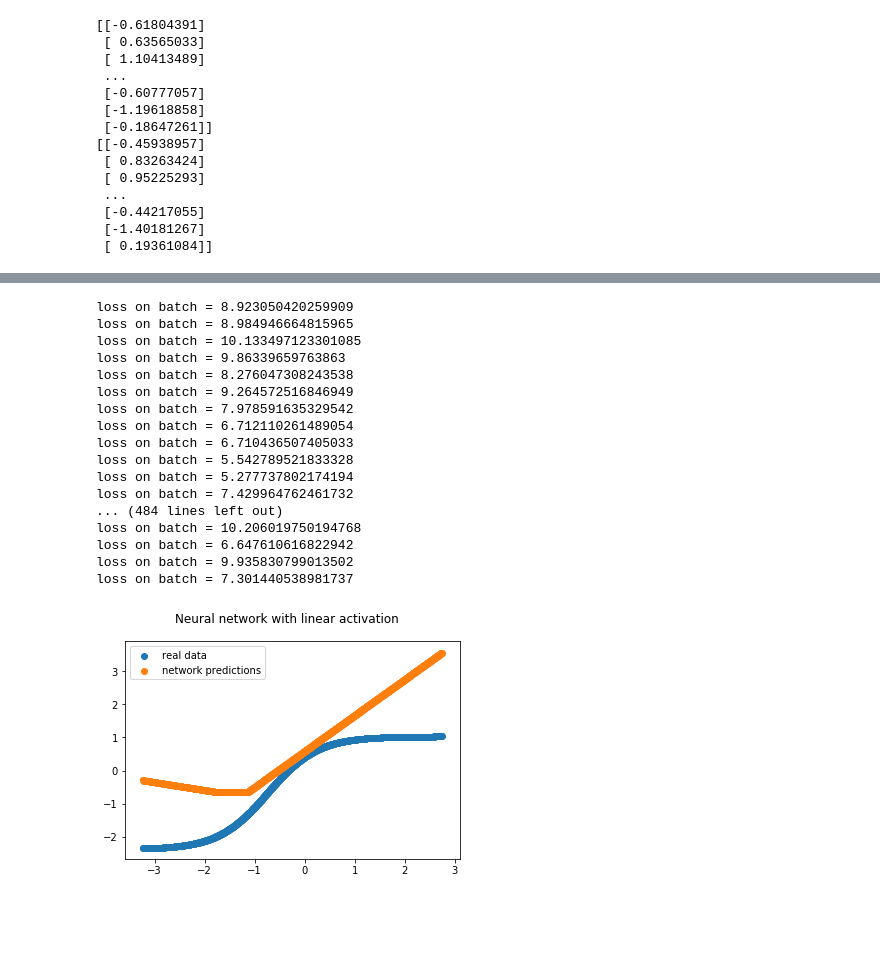
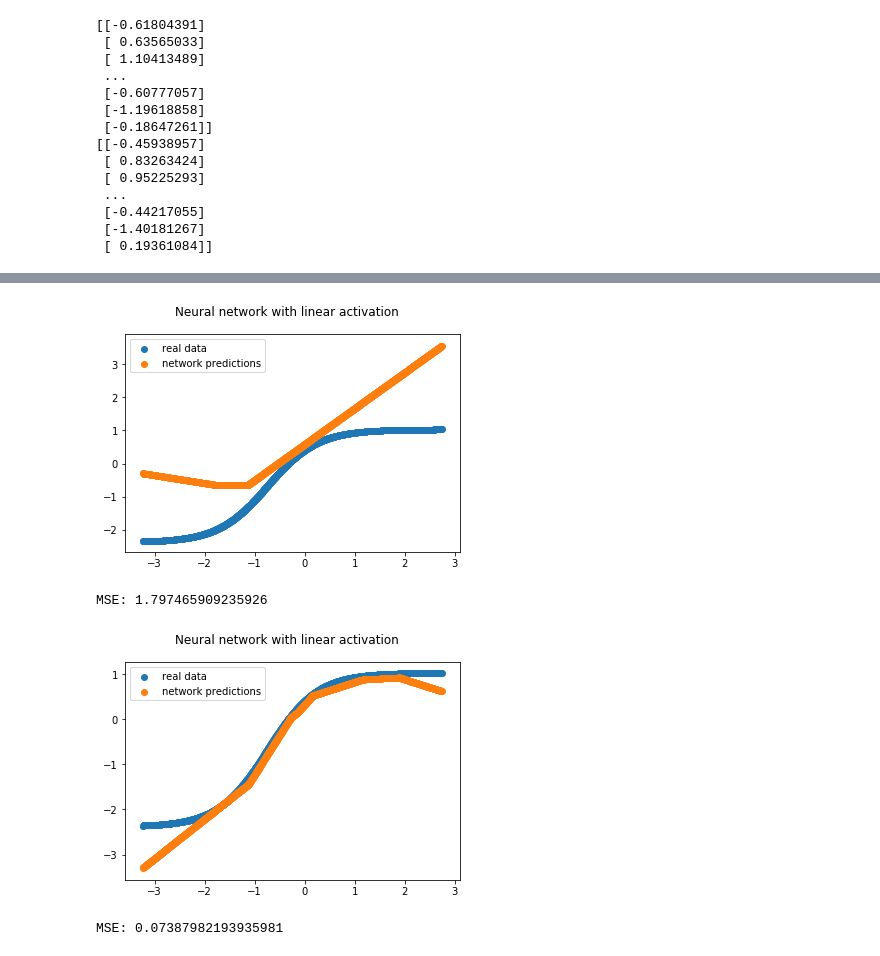
Before and after one commit to pysiakk/WUTDL2021, a Jupyter notebook: project_1/test.ipynb, the cells around one changed output, grey strips where cells are left out. Cells and saved outputs as stored; diff of their text form; code cells hidden in the pictures; blank space fills up the shorter version.

```diff
--- a/project_1/test.ipynb
+++ b/project_1/test.ipynb
@@ -60,6 +60,8 @@ class NeuralNetwork:
     def get_loss_function(name):
         if name == 'mse':
             return lambda x_pred, x: np.linalg.norm(x_pred - x)
+        elif name == 'mae':
+            return lambda x_pred, x: np.sum(np.abs(x_pred - x))
         elif name == 'crossentropy':
             return lambda x_pred, x: -np.sum(x*np.log(x_pred))
 
@@ -68,6 +70,8 @@ class NeuralNetwork:
         # currently unused
         if name == 'mse':
             return lambda x_pred, x: (x_pred - x)
+        if name == 'mae':
+            return lambda x_pred, x: np.sign(x_pred - x)
         elif name == 'crossentropy':
             return lambda x_pred, x: x*(-1/x_pred)
 
@@ -100,7 +104,7 @@ class NeuralNetwork:
         self.loss_derivative = NeuralNetwork.get_loss_derivative(loss_function)
         self.bias_exists = bias_exists
         self.seed = seed
-        sefl.verbose = verbose
+        self.verbose = verbose
 
     def add_layer(self, layer_width):
         ###
@@ -441,5 +441,5 @@ MSE: 0.007979045500215633
 # %%
-nn = NeuralNetwork(1, 1, activation_function="relu", seed=123)
+nn = NeuralNetwork(1, 1, activation_function="relu", seed=123, verbose=False)
 
 # Multiple layers
 nn.add_layer(2)
@@ -457,23 +457,33 @@ plt.scatter(X_test.flatten(), pred.flatten(), label='network predictions')
 plt.legend()
 plt.suptitle('Neural network with linear activation')
 plt.show()
+
+print("MSE: " + str(np.mean((pred - y_test)**2)))
 # %% [output]
+[figure]
-loss on batch = 8.923050420259909
-loss on batch = 8.984946664815965
-loss on batch = 10.133497123301085
-loss on batch = 9.86339659763863
-loss on batch = 8.276047308243538
-loss on batch = 9.264572516846949
-loss on batch = 7.978591635329542
-loss on batch = 6.712110261489054
-loss on batch = 6.710436507405033
-loss on batch = 5.542789521833328
-loss on batch = 5.277737802174194
-loss on batch = 7.429964762461732
-... (484 lines left out)
-loss on batch = 10.206019750194768
-loss on batch = 6.647610616822942
-loss on batch = 9.935830799013502
-loss on batch = 7.301440538981737
+MSE: 1.797465909235926
-[figure]
+# %%
+nn = NeuralNetwork(1, 1, activation_function="relu", seed=123, verbose=False)
+
+# Multiple layers
+nn.add_layer(5)
+nn.add_layer(5)
+
+nn.create_output_layer()
+nn.errors = nn.train(X_train, y_train, epochs=5, batch_size=100, lr=.005, method='basic', method_param=0.2)
+pred = nn.predict(X_test)
+
+# Plot example
+
+
+plt.scatter(X_test.flatten(), y_test.flatten(), label='real data')
+plt.scatter(X_test.flatten(), pred.flatten(), label='network predictions')
+plt.legend()
+plt.suptitle('Neural network with linear activation')
+plt.show()
+
+print("MSE: " + str(np.mean((pred - y_test)**2)))
+# %% [output]
+[figure, added]
+MSE: 0.07387982193935981
 # %%
```
Also changed, not shown: parts of 33 cells of this notebook.
